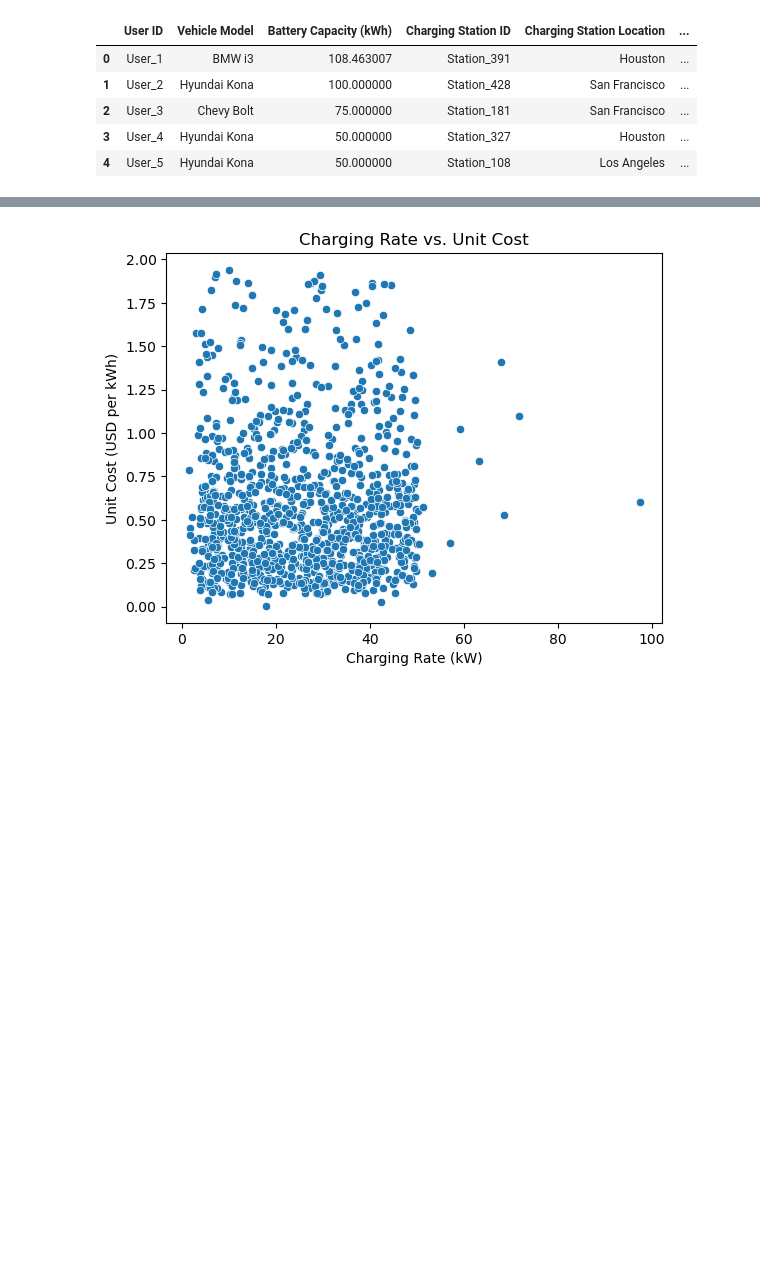
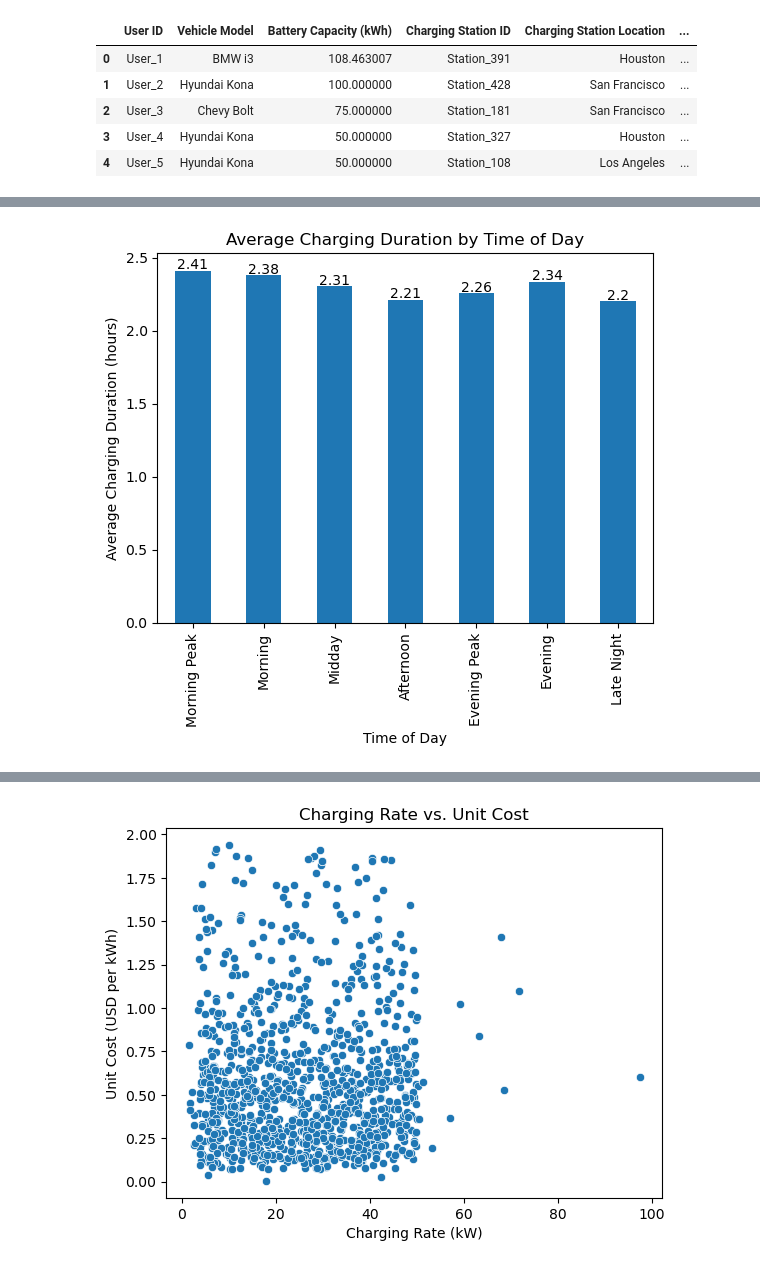
Before and after one commit to hansheng-zhang/EV-analysis, a Jupyter notebook: time.ipynb, the cells around one changed output, grey strips where cells are left out. Saved outputs shown, nothing was run; the diff lists cells and outputs as text; code cells hidden in the pictures; blank space fills up the shorter version.

```diff
--- a/time.ipynb
+++ b/time.ipynb
@@ -173,0 +159,11 @@ print(peak_vs_non_peak)
+# %%
+# 2.3 Average charging duration by Time of Day
+avg_duration = data.groupby('Time of Day')['Charging Duration (hours)'].mean()
+avg_duration.plot(kind='bar', title='Average Charging Duration by Time of Day')
+plt.xlabel('Time of Day')
+plt.ylabel('Average Charging Duration (hours)')
+for i, v in enumerate(avg_duration):
+    plt.text(i, v + 0.01, str(round(v, 2)), ha='center')
+plt.show()
+# %% [output]
+[figure, added]
```
Also changed, not shown: parts of 14 cells of this notebook.
